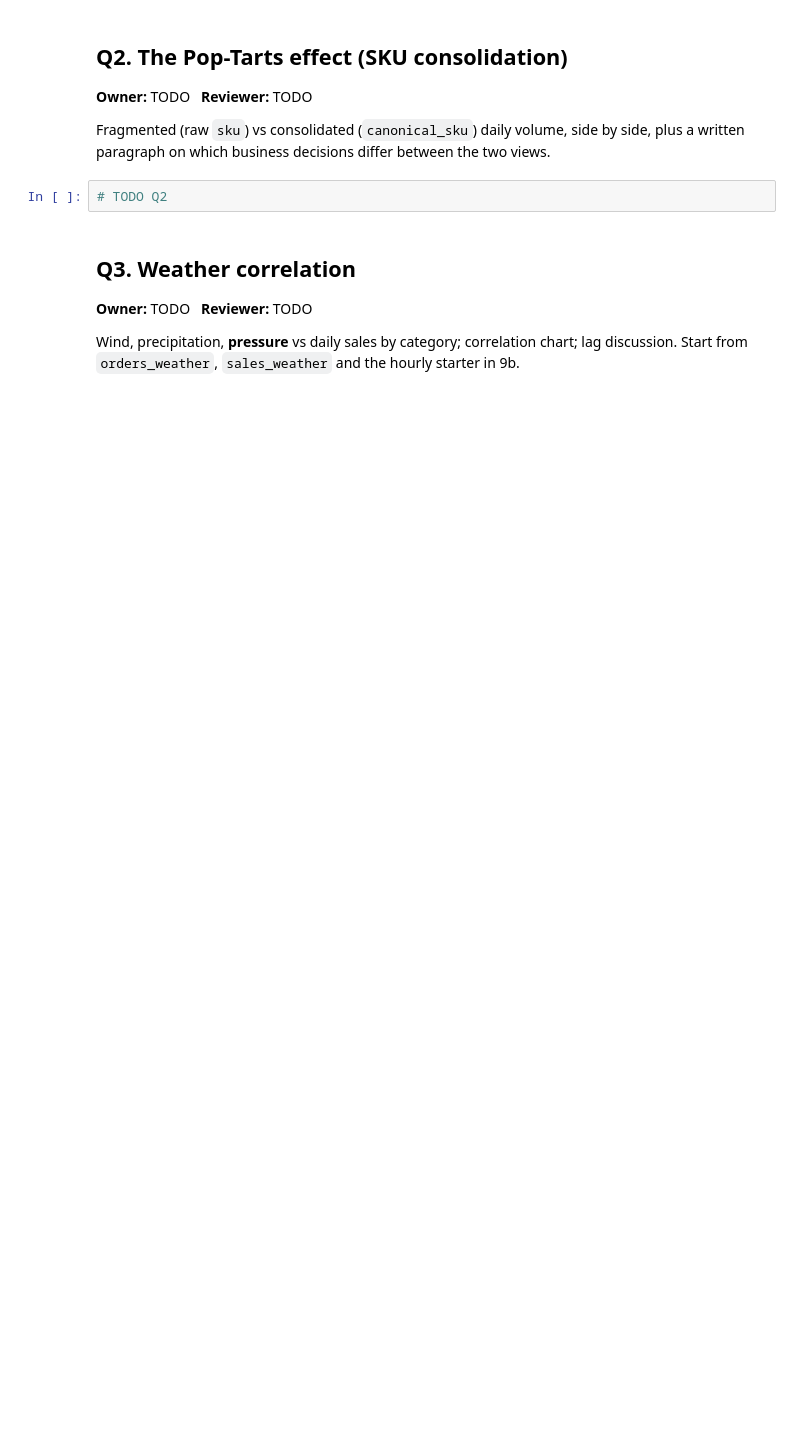
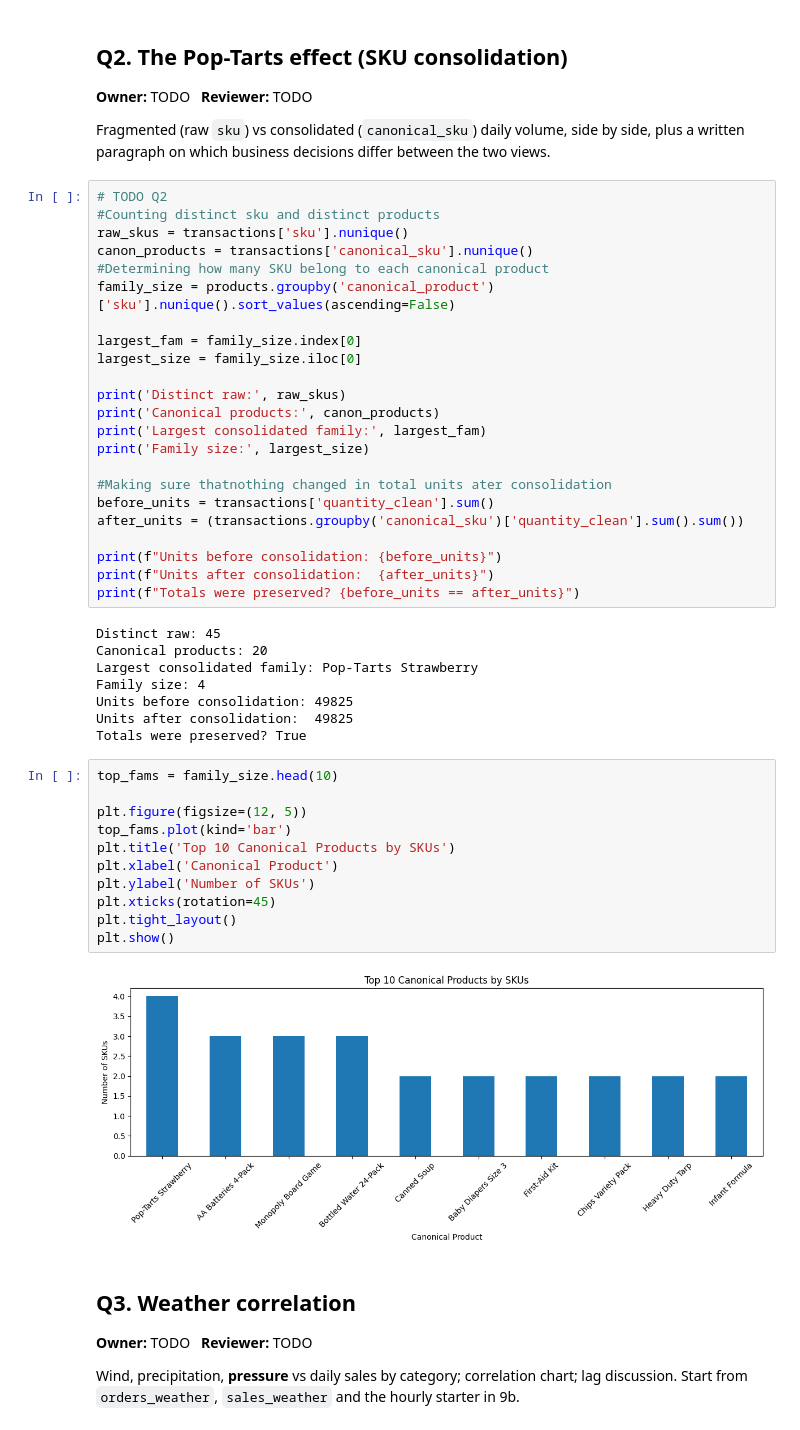
Before and after one commit to amulyasundaresan/Midterm-1, a Jupyter notebook: Notebooks/midterm_combined_notebook_1.ipynb, the cells around one changed output. Drawn from its saved outputs; the diff is of its cells as text; blank space fills up the shorter version.

```diff
--- a/Notebooks/midterm_combined_notebook_1.ipynb
+++ b/Notebooks/midterm_combined_notebook_1.ipynb
@@ -906,8 +956,50 @@ Then: units by category per window, percent increase, top 5, line chart of daily
 **Owner:** TODO &nbsp; **Reviewer:** TODO
 
 Fragmented (raw `sku`) vs consolidated (`canonical_sku`) daily volume, side by side, plus a written paragraph on which business decisions differ between the two views.
-# %%
-# TODO Q2
+# %%
+# TODO Q2
+#Counting distinct sku and distinct products
+raw_skus = transactions['sku'].nunique()
+canon_products = transactions['canonical_sku'].nunique()
+#Determining how many SKU belong to each canonical product
+family_size = products.groupby('canonical_product')['sku'].nunique().sort_values(ascending=False)
+
+largest_fam = family_size.index[0]
+largest_size = family_size.iloc[0]
+
+print('Distinct raw:', raw_skus)
+print('Canonical products:', canon_products)
+print('Largest consolidated family:', largest_fam)
+print('Family size:', largest_size)
+
+#Making sure thatnothing changed in total units ater consolidation
+before_units = transactions['quantity_clean'].sum()
+after_units = (transactions.groupby('canonical_sku')['quantity_clean'].sum().sum())
+
+print(f"Units before consolidation: {before_units}")
+print(f"Units after consolidation:  {after_units}")
+print(f"Totals were preserved? {before_units == after_units}")
+# %% [output]
+Distinct raw: 45
+Canonical products: 20
+Largest consolidated family: Pop-Tarts Strawberry
+Family size: 4
+Units before consolidation: 49825
+Units after consolidation:  49825
+Totals were preserved? True
+# %%
+top_fams = family_size.head(10)
+
+plt.figure(figsize=(12, 5))
+top_fams.plot(kind='bar')
+plt.title('Top 10 Canonical Products by SKUs')
+plt.xlabel('Canonical Product')
+plt.ylabel('Number of SKUs')
+plt.xticks(rotation=45)
+plt.tight_layout()
+plt.show()
+# %% [output]
+[figure, added]
 # %% [markdown]
 ## Q3. Weather correlation
 **Owner:** TODO &nbsp; **Reviewer:** TODO
```
Also changed, not shown: parts of 7 cells of this notebook.
